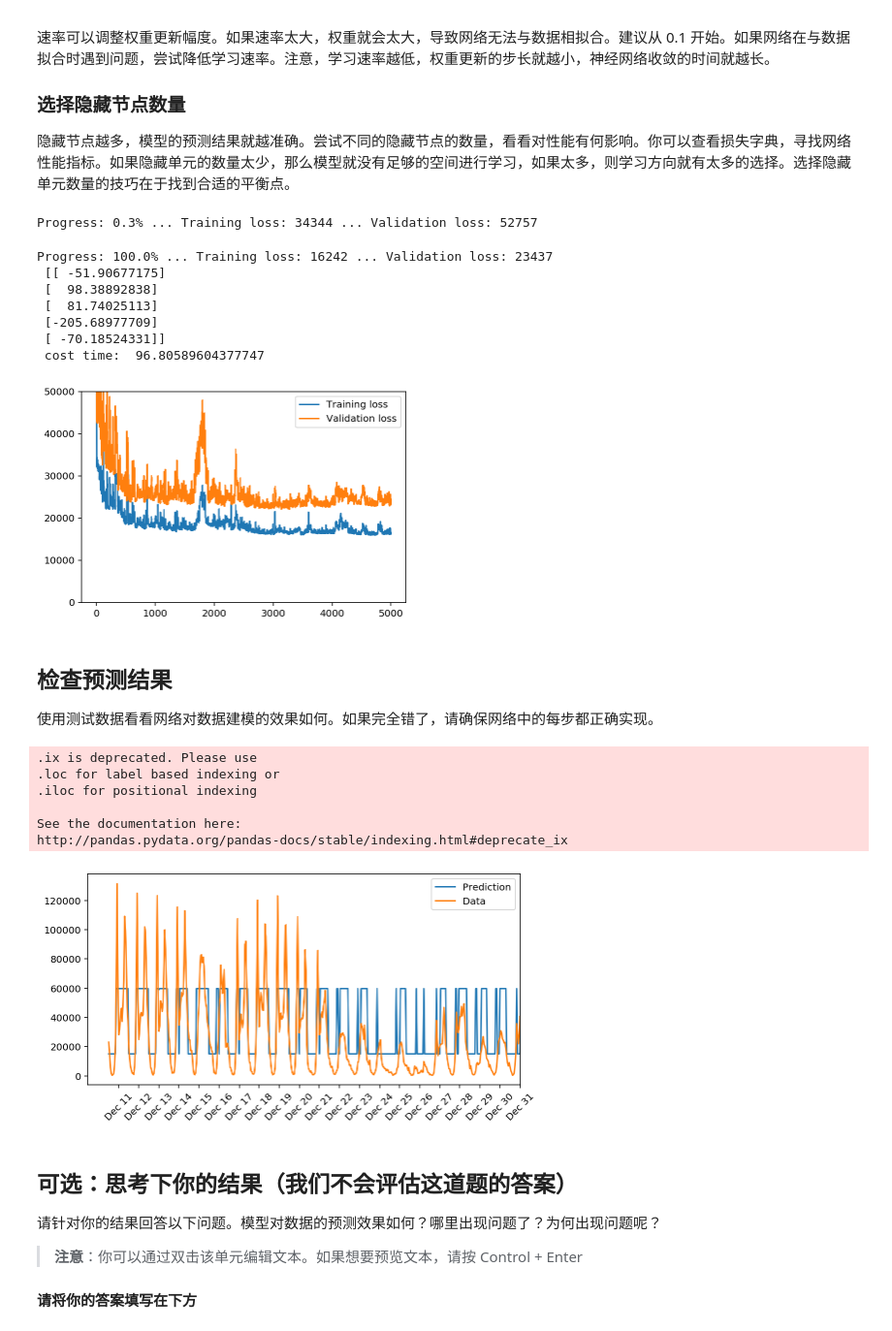
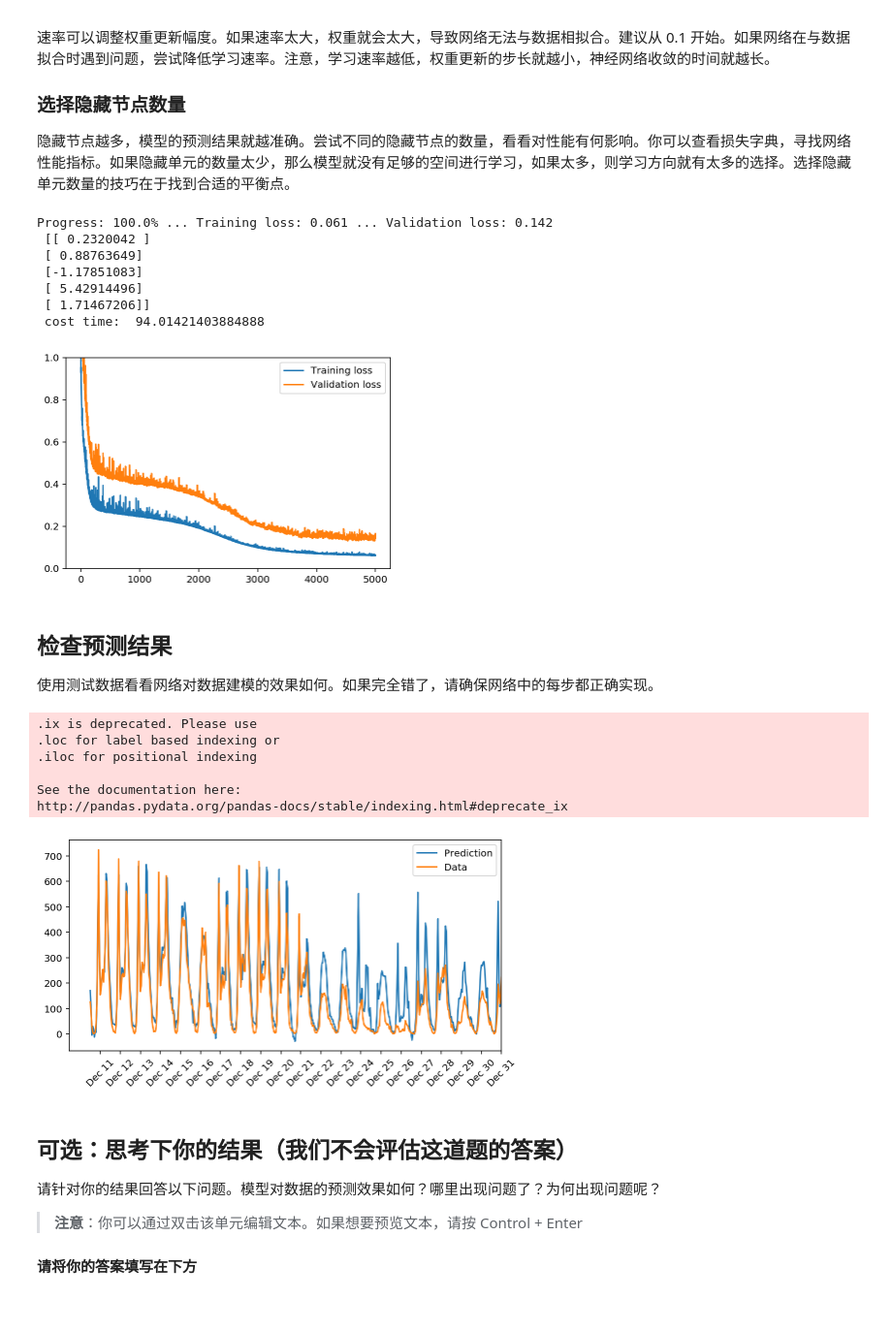
Before and after one commit to TrellixVulnTeam/dl_C0AT, a Jupyter notebook: 01_first-neural-network/Your_first_neural_network.ipynb, the cells around one changed output. Shown at 97% size. Saved outputs shown, nothing was run; the diff lists cells and outputs as text; code cells hidden in the pictures.

```diff
--- a/01_first-neural-network/Your_first_neural_network.ipynb
+++ b/01_first-neural-network/Your_first_neural_network.ipynb
@@ -72,5 +71,7 @@ scaled_features = {}
 for each in quant_features:
     mean, std = data[each].mean(), data[each].std()
     scaled_features[each] = [mean, std]
-    # data.loc[:, each] = (data[each] - mean)/std
-    data.each = (data[each] - mean)/std
+    data.loc[:, each] = (data[each] - mean)/std
+#     data.each = (data[each] - mean)/std
+
+data.head(5)
@@ -168,7 +185,7 @@ class NeuralNetwork(object):
             hidden_outputs = self.activation_function(hidden_inputs) # signals from hidden layer
 
             # TODO: Output layer - Replace these values with your calculations.
-            final_inputs = np.dot(hidden_outputs, self.weights_hidden_to_output.ravel()) # signals into final output layer
+            final_inputs = np.dot(hidden_outputs, self.weights_hidden_to_output) # signals into final output layer
             final_outputs = final_inputs # signals from final output layer
 
             #### Implement the backward pass here ####
@@ -187,7 +204,7 @@ class NeuralNetwork(object):
             # Weight step (input to hidden)
             delta_weights_i_h += hidden_error_term * X[:, None]
             # Weight step (hidden to output)
-            delta_weights_h_o += (output_error_term * hidden_outputs).reshape(self.hidden_nodes, self.output_nodes)
+            delta_weights_h_o += (output_error_term * hidden_outputs).reshape(delta_weights_h_o.shape)
 
         # TODO: Update the weights - Replace these values with your calculations.
         self.weights_hidden_to_output += self.lr * delta_weights_h_o / n_records # update hidden-to-output weights with gradient descent step
@@ -308,21 +326,21 @@ from time import time
 
 ### Set the hyperparameters here ###
 iterations = 5000
-learning_rate = 0.8
-hidden_nodes = 10
+learning_rate = 0.5
+hidden_nodes = 12
 output_nodes = 1
 
+start = time()
 N_i = train_features.shape[1]
 network = NeuralNetwork(N_i, hidden_nodes, output_nodes, learning_rate)
 
-start = time()
 losses = {'train':[], 'validation':[]}
+a = 1
 for ii in range(iterations):
     # Go through a random batch of 128 records from the training data set
     batch = np.random.choice(train_features.index, size=128)
     X, y = train_features.ix[batch].values, train_targets.ix[batch]['cnt']
-    # y = y.as_matrix()
-    network.train(X, y.values.reshape(y.shape[0], 1))
+    network.train(X, y)
 
     # Printing out the training progress
     train_loss = MSE(network.run(train_features).T, train_targets['cnt'].values)
@@ -337,22 +355,21 @@ for ii in range(iterations):
 
 print("\n", network.weights_hidden_to_output[:5], "\n cost time: ", time() - start)
 # %% [output]
-Progress: 0.3% ... Training loss: 34344 ... Validation loss: 52757
+Progress: 100.0% ... Training loss: 0.061 ... Validation loss: 0.142
+ [[ 0.2320042 ]
+ [ 0.88763649]
+ [-1.17851083]
+ [ 5.42914496]
+ [ 1.71467206]]
+ cost time:  94.01421403884888
-Progress: 100.0% ... Training loss: 16242 ... Validation loss: 23437
- [[ -51.90677175]
- [  98.38892838]
- [  81.74025113]
- [-205.68977709]
- [ -70.18524331]]
- cost time:  96.80589604377747
 # %%
 plt.plot(losses['train'], label='Training loss')
 plt.plot(losses['validation'], label='Validation loss')
 plt.legend()
 # _ = plt.ylim()
-_ = plt.ylim(ymax=50000, ymin=0)
+_ = plt.ylim(ymax=1, ymin=0)
 # %% [output]
-[figure, old version]
+[figure, new version]
 # %% [markdown]
 ## 检查预测结果
 
@@ -378,7 +395,7 @@ _ = ax.set_xticklabels(dates[12::24], rotation=45)
 
 See the documentation here:
 http://pandas.pydata.org/pandas-docs/stable/indexing.html#deprecate_ix
-[figure, old version]
+[figure, new version]
 # %% [markdown]
 ## 可选：思考下你的结果（我们不会评估这道题的答案）
 
```
Also changed, not shown: parts of 4 cells of this notebook, 2 other files.
